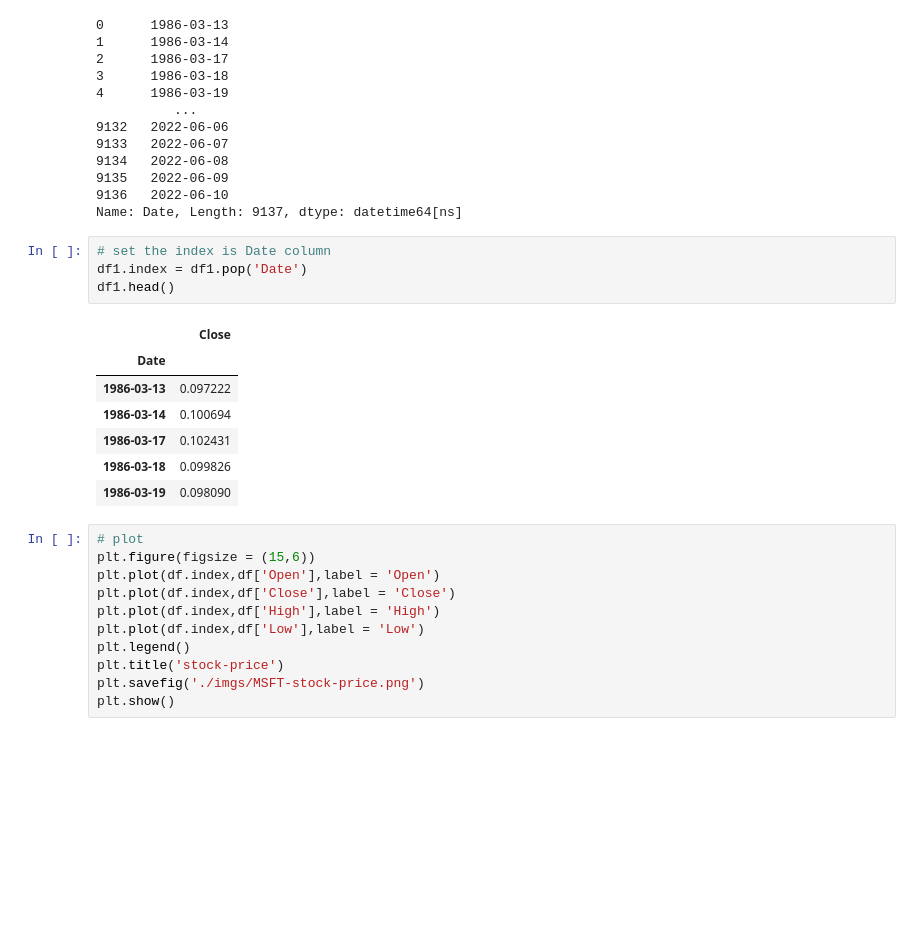
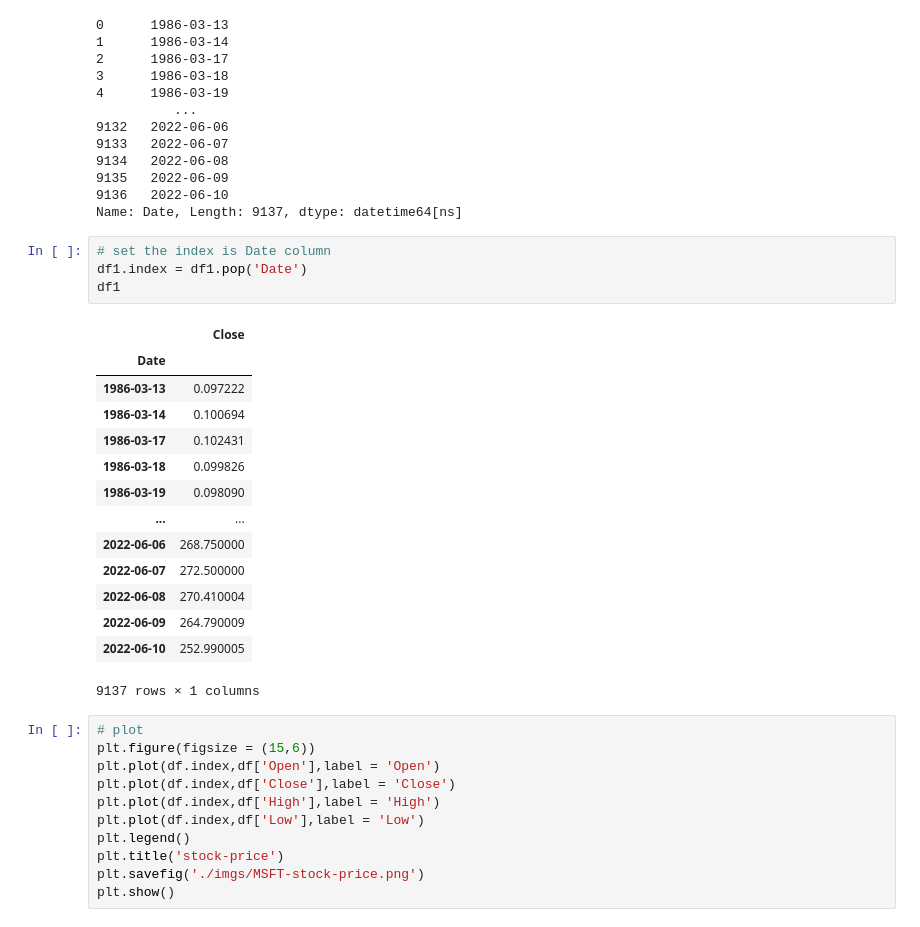
Before and after one commit to iteam1/predict-series-data-with-RNN, a Jupyter notebook: notebook.ipynb, the cells around one changed output. Cells and saved outputs as stored; diff of their text form; blank space fills up the shorter version.

```diff
--- a/notebook.ipynb
+++ b/notebook.ipynb
@@ -76,15 +92,22 @@ Name: Date, Length: 9137, dtype: datetime64[ns]
 # %%
 # set the index is Date column
 df1.index = df1.pop('Date')
-df1.head()
+df1
 # %% [output]
 |  | Close |
 | Date |  |
 | 1986-03-13 | 0.097222 |
 | 1986-03-14 | 0.100694 |
 | 1986-03-17 | 0.102431 |
 | 1986-03-18 | 0.099826 |
 | 1986-03-19 | 0.098090 |
+| ... | ... |
+| 2022-06-06 | 268.750000 |
+| 2022-06-07 | 272.500000 |
+| 2022-06-08 | 270.410004 |
+| 2022-06-09 | 264.790009 |
+| 2022-06-10 | 252.990005 |
+9137 rows × 1 columns
 # %%
 # plot
 plt.figure(figsize = (15,6))
```
Also changed, not shown: parts of 20 cells of this notebook.
